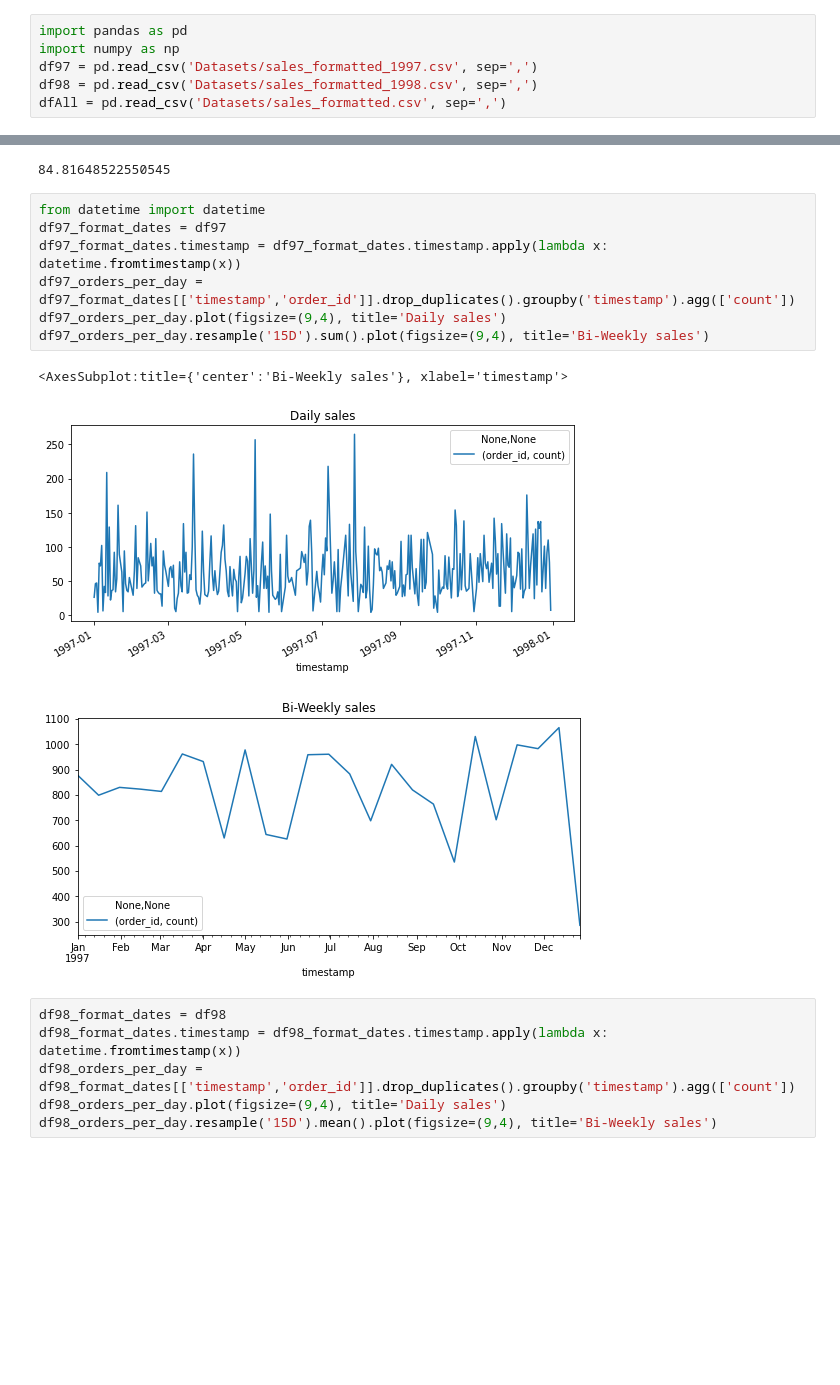
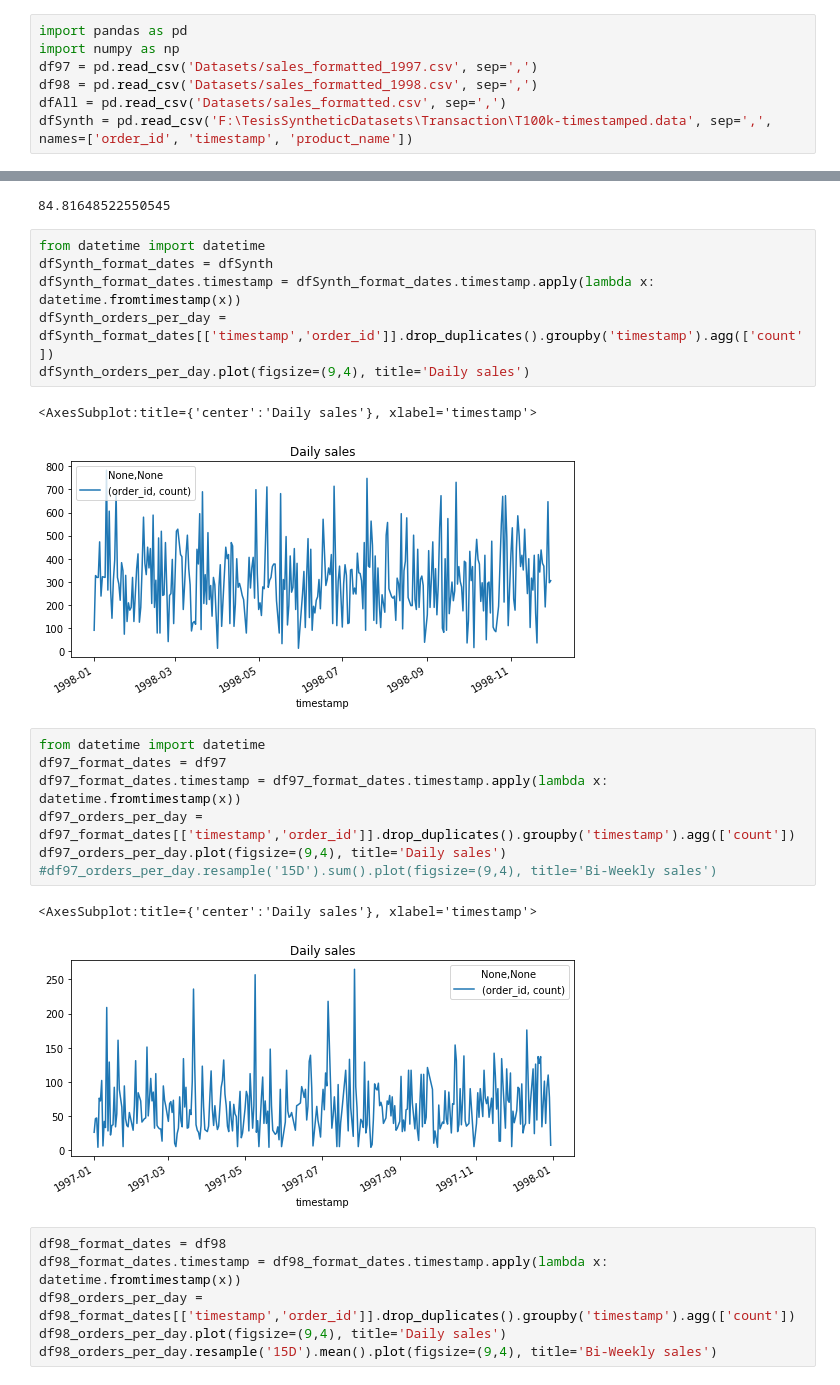
Before and after one commit to Hildorien/TemporalGeneralizedRules, a Jupyter notebook: foodmart_profile.ipynb, the cells around one changed output, grey strips where cells are left out. Saved outputs shown, nothing was run; the diff lists cells and outputs as text; blank space fills up the shorter version.

```diff
--- a/foodmart_profile.ipynb
+++ b/foodmart_profile.ipynb
@@ -4,6 +4,7 @@ import numpy as np
 df97 = pd.read_csv('Datasets/sales_formatted_1997.csv', sep=',')
 df98 = pd.read_csv('Datasets/sales_formatted_1998.csv', sep=',')
 dfAll = pd.read_csv('Datasets/sales_formatted.csv', sep=',')
+dfSynth = pd.read_csv('F:\TesisSyntheticDatasets\Transaction\T100k-timestamped.data', sep=',', names=['order_id', 'timestamp', 'product_name'])
 # %%
 df97.head()
 # %% [output]
@@ -73,17 +74,25 @@ dfAll_orders_per_day = dfAll[['order_id','timestamp']].drop_duplicates().groupby
 np.mean(dfAll_orders_per_day.values)
 # %% [output]
 84.81648522550545
+# %%
+from datetime import datetime
+dfSynth_format_dates = dfSynth
+dfSynth_format_dates.timestamp = dfSynth_format_dates.timestamp.apply(lambda x: datetime.fromtimestamp(x))
+dfSynth_orders_per_day = dfSynth_format_dates[['timestamp','order_id']].drop_duplicates().groupby('timestamp').agg(['count'])
+dfSynth_orders_per_day.plot(figsize=(9,4), title='Daily sales')
+# %% [output]
+<AxesSubplot:title={'center':'Daily sales'}, xlabel='timestamp'>
+[figure, added]
 # %%
 from datetime import datetime
 df97_format_dates = df97
 df97_format_dates.timestamp = df97_format_dates.timestamp.apply(lambda x: datetime.fromtimestamp(x))
 df97_orders_per_day = df97_format_dates[['timestamp','order_id']].drop_duplicates().groupby('timestamp').agg(['count'])
 df97_orders_per_day.plot(figsize=(9,4), title='Daily sales')
-df97_orders_per_day.resample('15D').sum().plot(figsize=(9,4), title='Bi-Weekly sales')
+#df97_orders_per_day.resample('15D').sum().plot(figsize=(9,4), title='Bi-Weekly sales')
 # %% [output]
-<AxesSubplot:title={'center':'Bi-Weekly sales'}, xlabel='timestamp'>
+<AxesSubplot:title={'center':'Daily sales'}, xlabel='timestamp'>
 [figure]
-[figure, removed]
 # %%
 df98_format_dates = df98
 df98_format_dates.timestamp = df98_format_dates.timestamp.apply(lambda x: datetime.fromtimestamp(x))
```
Also changed, not shown: 1 other file.
